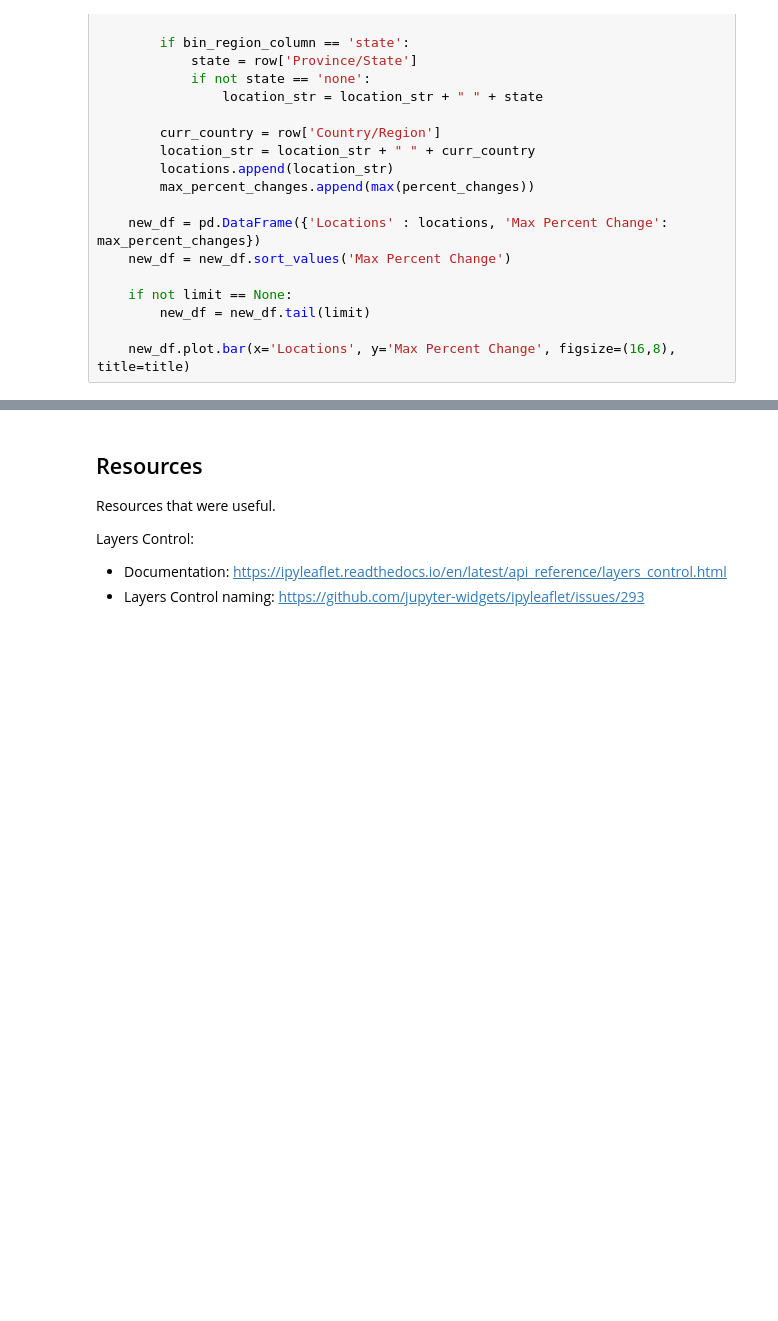
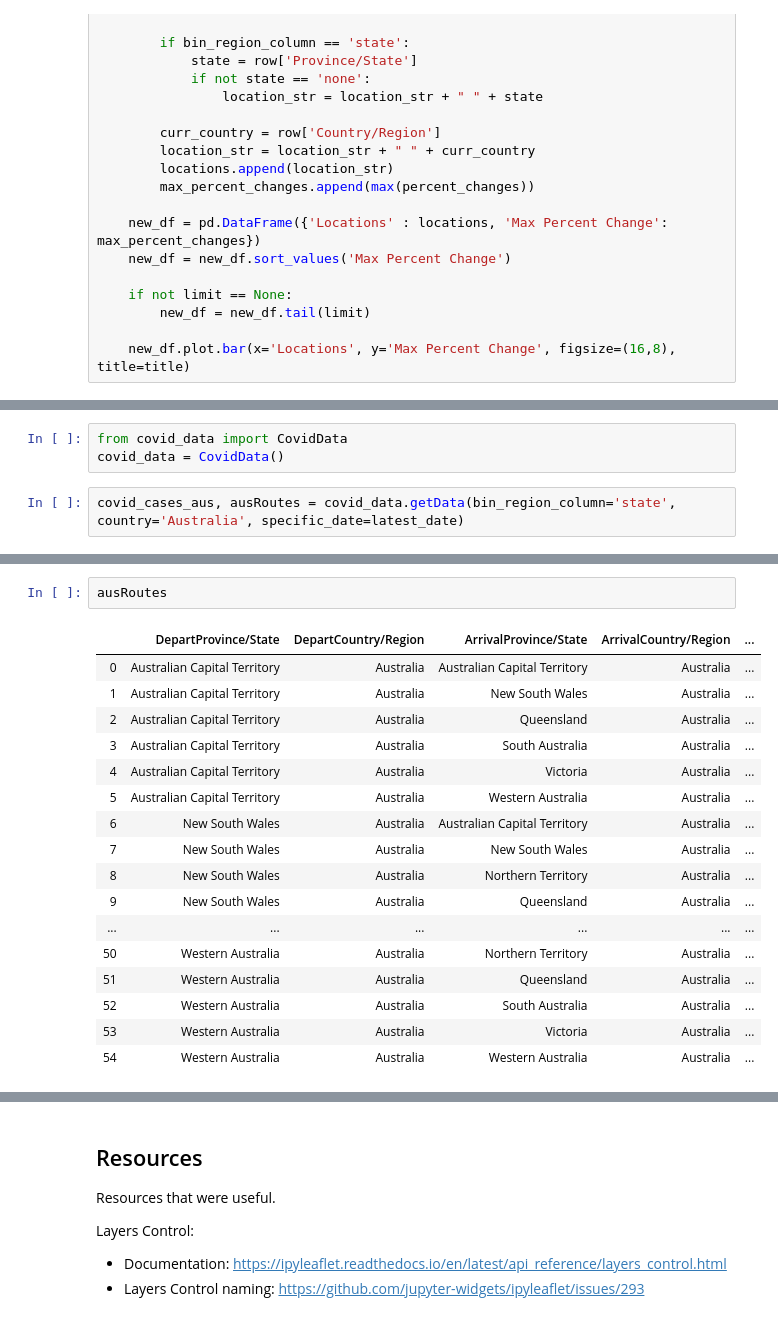
Before and after one commit to Ccamm/coronavirus_network, a Jupyter notebook: coronavirus_timeline.ipynb, the cells around one changed output, grey strips where cells are left out. Drawn from its saved outputs; the diff is of its cells as text; blank space fills up the shorter version.

Commit message:
Add routes data and lines to maps

```diff
--- a/coronavirus_timeline.ipynb
+++ b/coronavirus_timeline.ipynb
@@ -509,0 +519,5 @@ plot_max_percent_changes('deaths', "Max Percent Changes for Deaths (US County)",
+# %%
+from covid_data import CovidData
+covid_data = CovidData()
+# %%
+covid_cases_aus, ausRoutes = covid_data.getData(bin_region_column='state', country='Australia', specific_date=latest_date)
@@ -509,0 +545,20 @@ plot_max_percent_changes('deaths', "Max Percent Changes for Deaths (US County)",
+# %%
+ausRoutes
+# %% [output]
+|  | DepartProvince/State | DepartCountry/Region | ArrivalProvince/State | ArrivalCountry/Region | ... |
+| 0 | Australian Capital Territory | Australia | Australian Capital Territory | Australia | ... |
+| 1 | Australian Capital Territory | Australia | New South Wales | Australia | ... |
+| 2 | Australian Capital Territory | Australia | Queensland | Australia | ... |
+| 3 | Australian Capital Territory | Australia | South Australia | Australia | ... |
+| 4 | Australian Capital Territory | Australia | Victoria | Australia | ... |
+| 5 | Australian Capital Territory | Australia | Western Australia | Australia | ... |
+| 6 | New South Wales | Australia | Australian Capital Territory | Australia | ... |
+| 7 | New South Wales | Australia | New South Wales | Australia | ... |
+| 8 | New South Wales | Australia | Northern Territory | Australia | ... |
+| 9 | New South Wales | Australia | Queensland | Australia | ... |
+| ... | ... | ... | ... | ... | ... |
+| 50 | Western Australia | Australia | Northern Territory | Australia | ... |
+| 51 | Western Australia | Australia | Queensland | Australia | ... |
+| 52 | Western Australia | Australia | South Australia | Australia | ... |
+| 53 | Western Australia | Australia | Victoria | Australia | ... |
+| 54 | Western Australia | Australia | Western Australia | Australia | ... |
```
Also changed, not shown: parts of 38 cells of this notebook.
